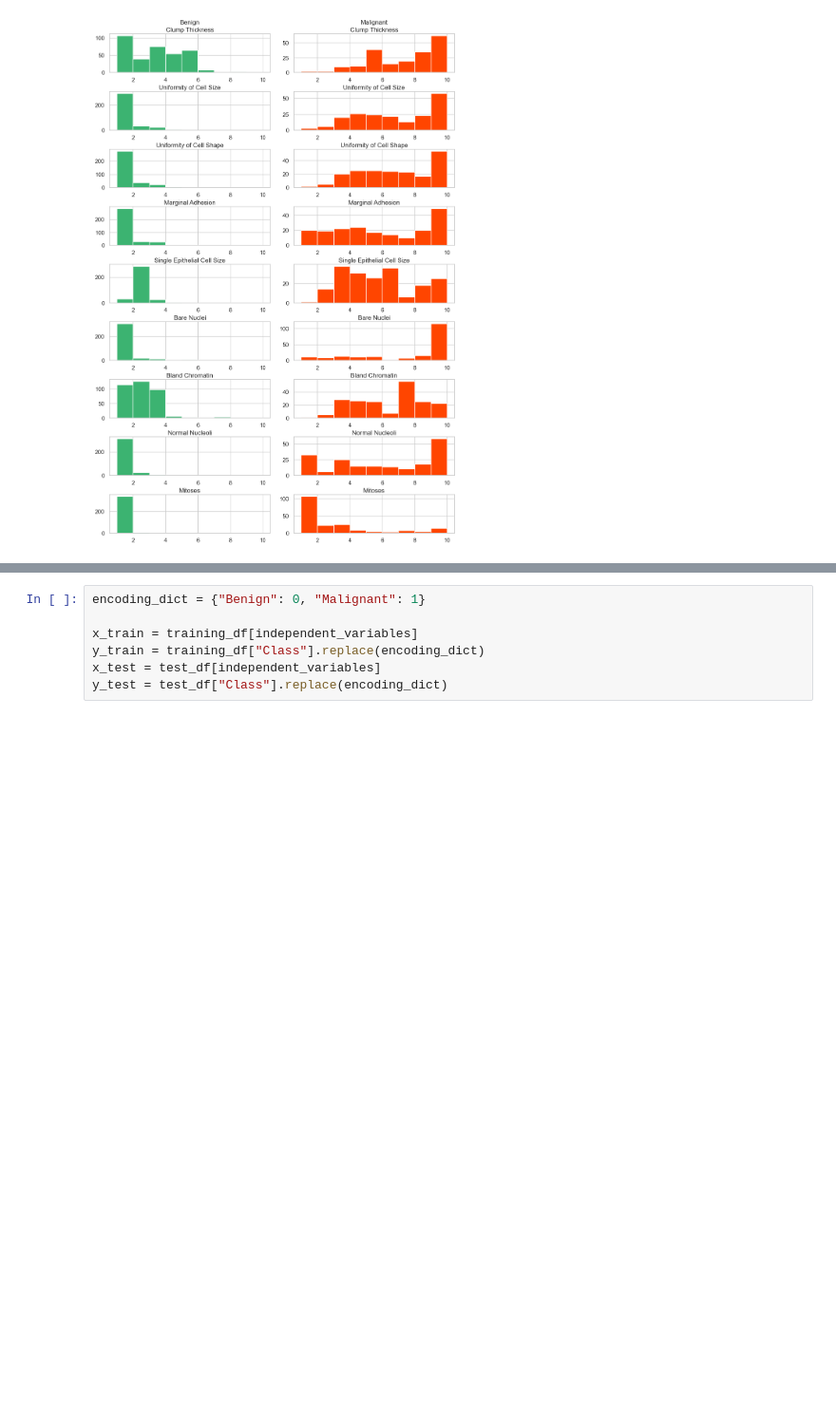
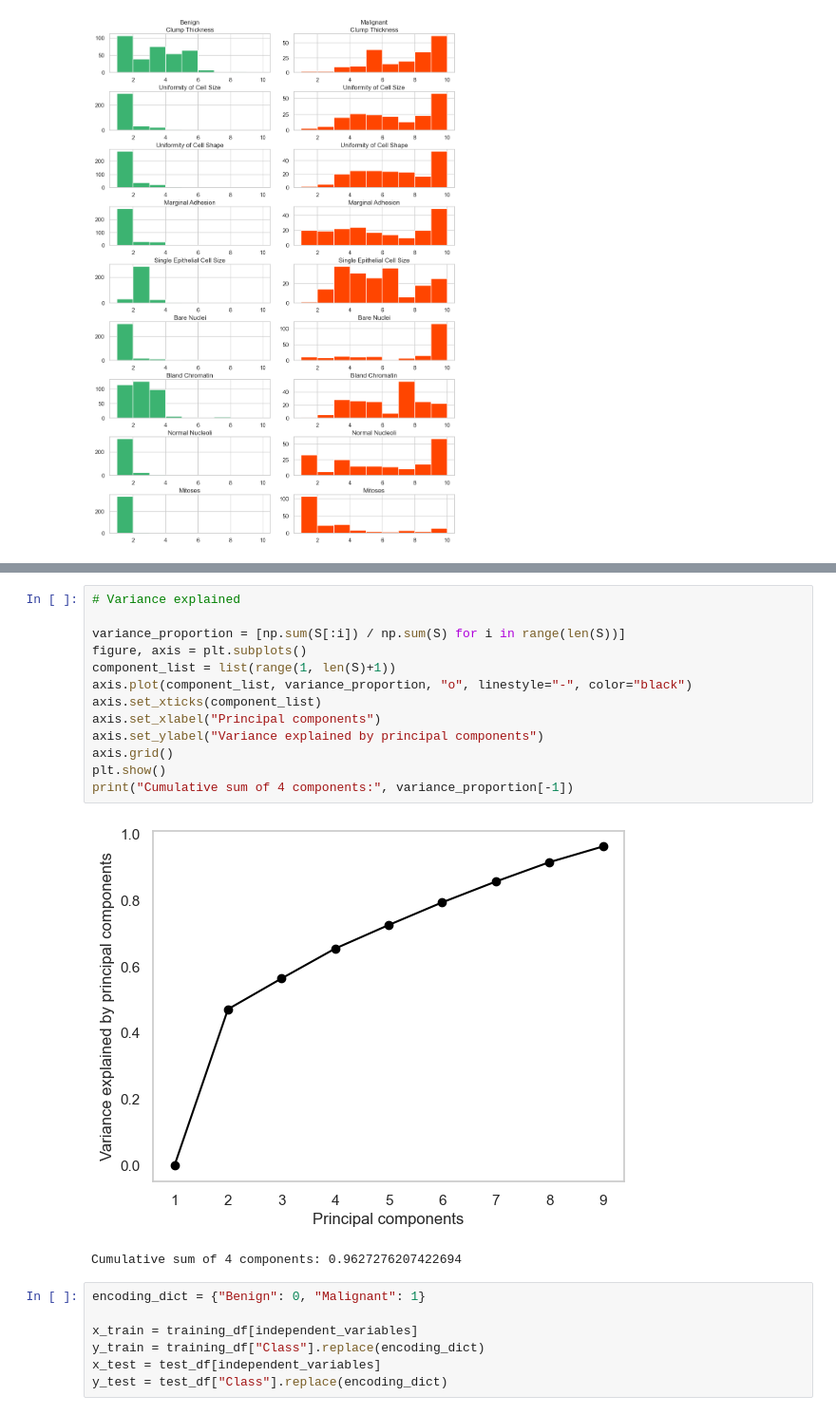
Before and after one commit to 18alle18/Reproducible-Challenge-Project, a Jupyter notebook: Project_Alexander_Love.ipynb, the cells around one changed output, grey strips where cells are left out. Shown at 95% size. Drawn from its saved outputs; the diff is of its cells as text; blank space fills up the shorter version.

```diff
--- a/Project_Alexander_Love.ipynb
+++ b/Project_Alexander_Love.ipynb
@@ -132,3 +195,19 @@ for variable_index, variable in enumerate(independent_variables):
+# %%
+# Variance explained
+
+variance_proportion = [np.sum(S[:i]) / np.sum(S) for i in range(len(S))]
+figure, axis = plt.subplots()
+component_list = list(range(1, len(S)+1))
+axis.plot(component_list, variance_proportion, "o", linestyle="-", color="black")
+axis.set_xticks(component_list)
+axis.set_xlabel("Principal components")
+axis.set_ylabel("Variance explained by principal components")
+axis.grid()
+plt.show()
+print("Cumulative sum of 4 components:", variance_proportion[-1])
+# %% [output]
+[figure, added]
+Cumulative sum of 4 components: 0.9627276207422694
 # %%
 encoding_dict = {"Benign": 0, "Malignant": 1}
 
```
Also changed, not shown: parts of 8 cells of this notebook.
